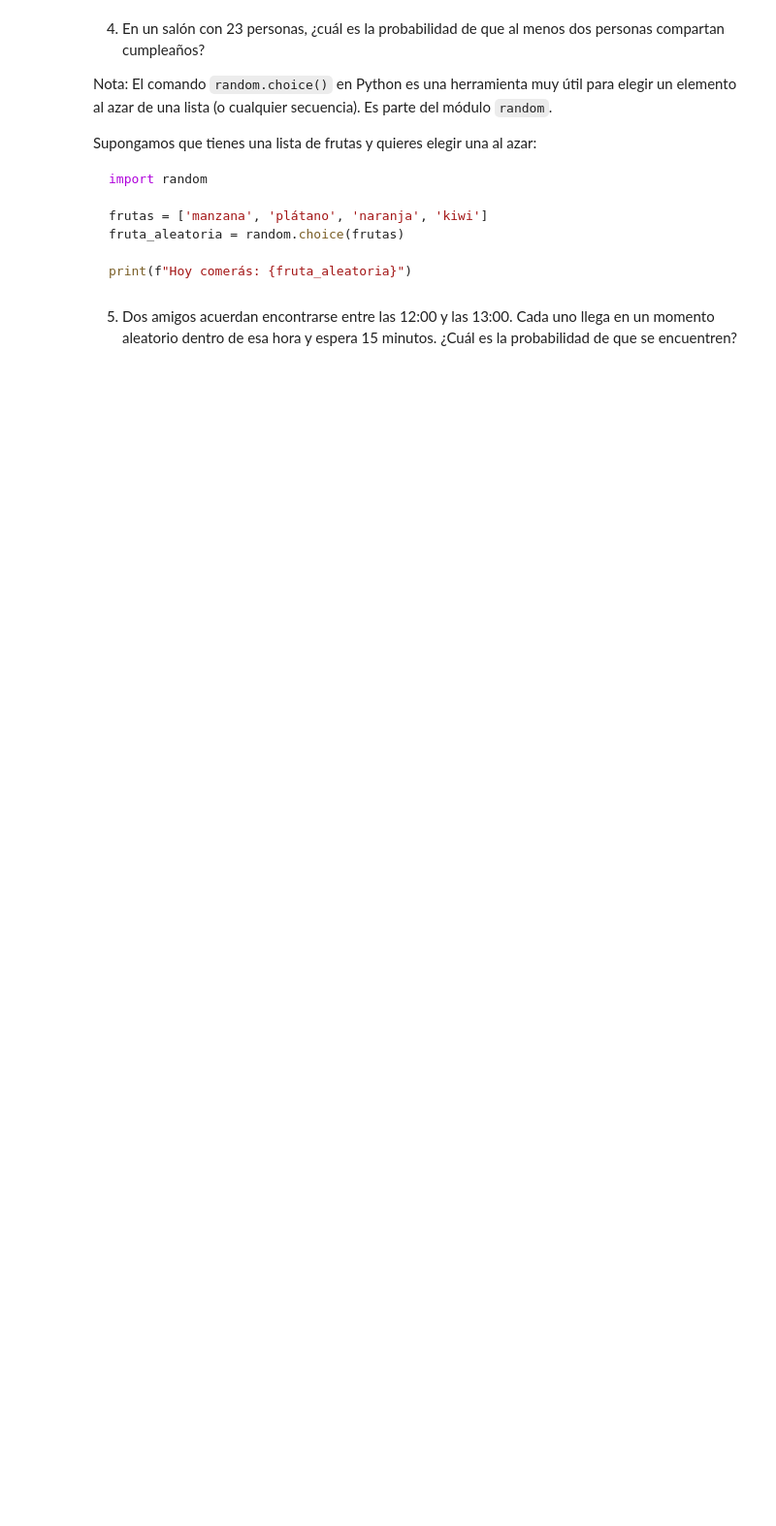
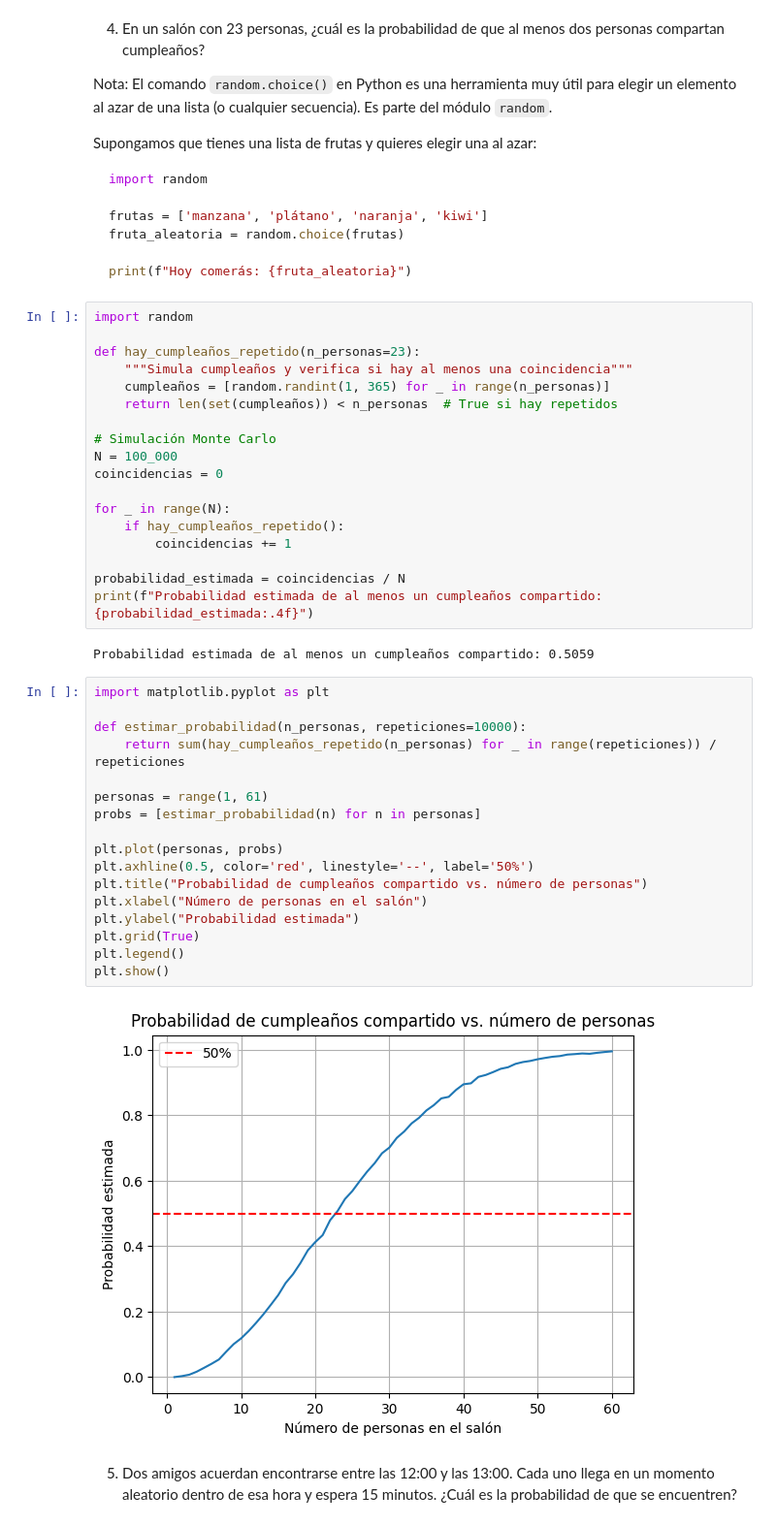
Before and after one commit to Programacion-Avanzada-UP/programacion-avanzada-up-2025-2-variables-aleatorias-Variables-Aleatorias, a Jupyter notebook: practica.ipynb, the cells around one changed output. Shown at 97% size. Saved outputs shown, nothing was run; the diff lists cells and outputs as text; blank space fills up the shorter version.

````diff
--- a/practica.ipynb
+++ b/practica.ipynb
@@ -314,6 +458,45 @@ fruta_aleatoria = random.choice(frutas)
 
 print(f"Hoy comerás: {fruta_aleatoria}")
 ```
+# %%
+import random
+
+def hay_cumpleaños_repetido(n_personas=23):
+    """Simula cumpleaños y verifica si hay al menos una coincidencia"""
+    cumpleaños = [random.randint(1, 365) for _ in range(n_personas)]
+    return len(set(cumpleaños)) < n_personas  # True si hay repetidos
+
+# Simulación Monte Carlo
+N = 100_000
+coincidencias = 0
+
+for _ in range(N):
+    if hay_cumpleaños_repetido():
+        coincidencias += 1
+
+probabilidad_estimada = coincidencias / N
+print(f"Probabilidad estimada de al menos un cumpleaños compartido: {probabilidad_estimada:.4f}")
+# %% [output]
+Probabilidad estimada de al menos un cumpleaños compartido: 0.5059
+# %%
+import matplotlib.pyplot as plt
+
+def estimar_probabilidad(n_personas, repeticiones=10000):
+    return sum(hay_cumpleaños_repetido(n_personas) for _ in range(repeticiones)) / repeticiones
+
+personas = range(1, 61)
+probs = [estimar_probabilidad(n) for n in personas]
+
+plt.plot(personas, probs)
+plt.axhline(0.5, color='red', linestyle='--', label='50%')
+plt.title("Probabilidad de cumpleaños compartido vs. número de personas")
+plt.xlabel("Número de personas en el salón")
+plt.ylabel("Probabilidad estimada")
+plt.grid(True)
+plt.legend()
+plt.show()
+# %% [output]
+[figure, added]
 # %% [markdown]
 5. Dos amigos acuerdan encontrarse entre las 12:00 y las 13:00. Cada uno llega en un momento aleatorio dentro de esa hora y espera 15 minutos.
 ¿Cuál es la probabilidad de que se encuentren?
````
Also changed, not shown: parts of 13 cells of this notebook.
